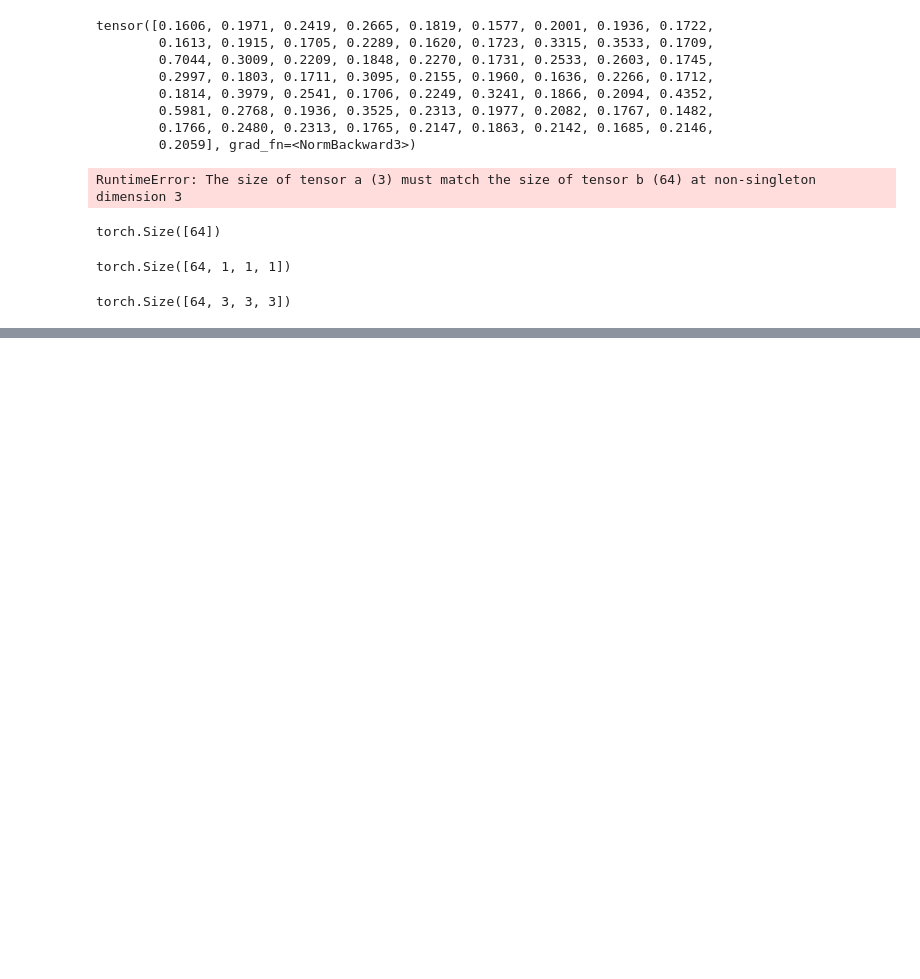
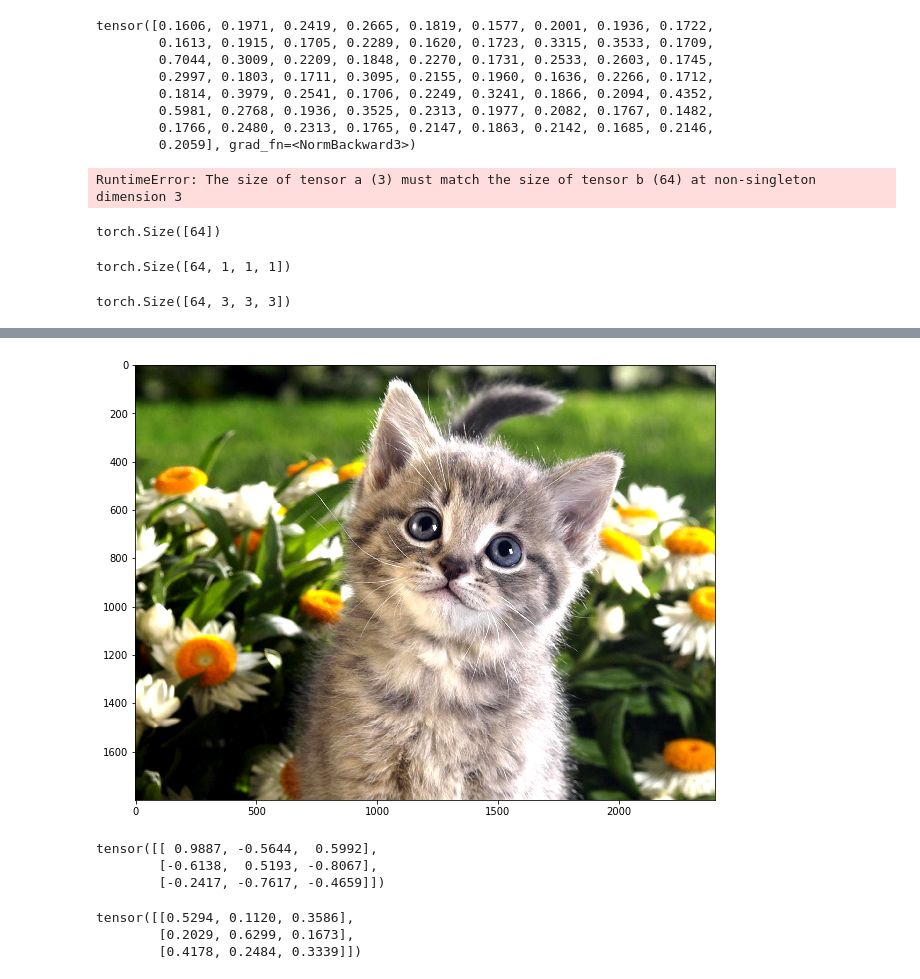
Before and after one commit to xianpf/diaries, a Jupyter notebook: 191010 weight standardlization.ipynb, the cells around one changed output, grey strips where cells are left out. Drawn from its saved outputs; the diff is of its cells as text; code cells hidden in the pictures; blank space fills up the shorter version.

```diff
--- a/191010 weight standardlization.ipynb
+++ b/191010 weight standardlization.ipynb
@@ -294,0 +318,8 @@ torch.Size([64, 3, 3, 3])
+# %%
+from PIL import Image, ImageOps, ImageFilter
+import random
+
+img = im02.filter(ImageFilter.GaussianBlur(radius=random.random()))
+show_color_img(img)
+# %% [output]
+[figure, added]
@@ -294,0 +328,14 @@ torch.Size([64, 3, 3, 3])
+# %%
+input
+# %% [output]
+tensor([[ 0.9887, -0.5644,  0.5992],
+        [-0.6138,  0.5193, -0.8067],
+        [-0.2417, -0.7617, -0.4659]])
+# %%
+import torch.nn as nn
+sm = nn.Softmax(dim=1)
+sm(input)
+# %% [output]
+tensor([[0.5294, 0.1120, 0.3586],
+        [0.2029, 0.6299, 0.1673],
+        [0.4178, 0.2484, 0.3339]])
```
Also changed, not shown: parts of 6 cells of this notebook.
